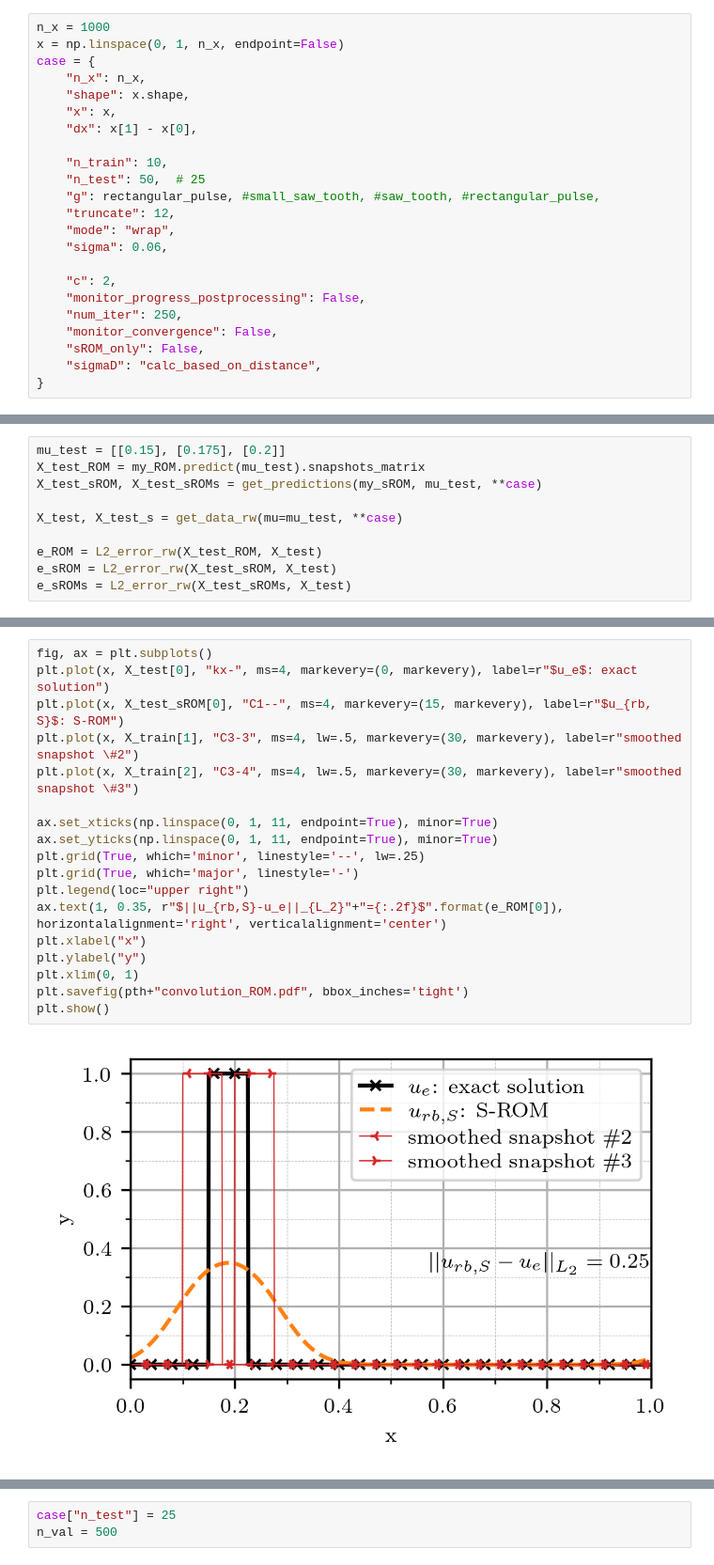
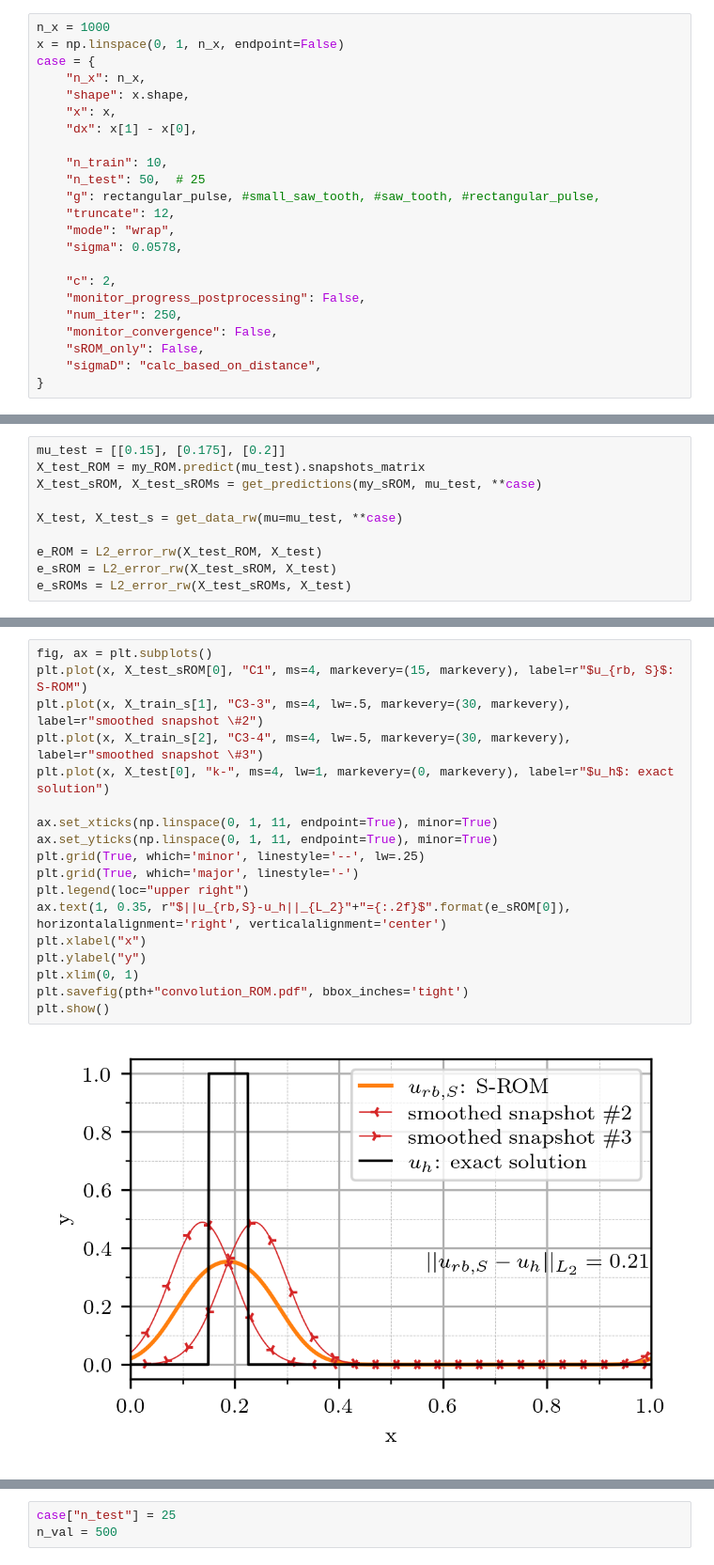
Before and after one commit to flabowski/POD-ROM-and-gaussian-convolution, a Jupyter notebook: notebooks/Fig08_09_10_A_simple_demo.ipynb, the cells around one changed output, grey strips where cells are left out. Shown at 94% size. Cells and saved outputs as stored; diff of their text form.

```diff
--- a/notebooks/Fig08_09_10_A_simple_demo.ipynb
+++ b/notebooks/Fig08_09_10_A_simple_demo.ipynb
@@ -47,7 +47,7 @@ case = {
     "g": rectangular_pulse, #small_saw_tooth, #saw_tooth, #rectangular_pulse,
     "truncate": 12,
     "mode": "wrap",
-    "sigma": 0.06,
+    "sigma": 0.0578,
 
     "c": 2,
     "monitor_progress_postprocessing": False,
@@ -95,23 +95,23 @@ plt.show()
 # %%
 fig, ax = plt.subplots()
-plt.plot(x, X_test[0], "kx-", ms=4, markevery=(0, markevery), label=r"$u_e$: exact solution")
-plt.plot(x, X_test_sROM[0], "C1--", ms=4, markevery=(15, markevery), label=r"$u_{rb, S}$: S-ROM")
-plt.plot(x, X_train[1], "C3-3", ms=4, lw=.5, markevery=(30, markevery), label=r"smoothed snapshot \#2")
-plt.plot(x, X_train[2], "C3-4", ms=4, lw=.5, markevery=(30, markevery), label=r"smoothed snapshot \#3")
+plt.plot(x, X_test_sROM[0], "C1", ms=4, markevery=(15, markevery), label=r"$u_{rb, S}$: S-ROM")
+plt.plot(x, X_train_s[1], "C3-3", ms=4, lw=.5, markevery=(30, markevery), label=r"smoothed snapshot \#2")
+plt.plot(x, X_train_s[2], "C3-4", ms=4, lw=.5, markevery=(30, markevery), label=r"smoothed snapshot \#3")
+plt.plot(x, X_test[0], "k-", ms=4, lw=1, markevery=(0, markevery), label=r"$u_h$: exact solution")
 
 ax.set_xticks(np.linspace(0, 1, 11, endpoint=True), minor=True)
 ax.set_yticks(np.linspace(0, 1, 11, endpoint=True), minor=True)
 plt.grid(True, which='minor', linestyle='--', lw=.25)
 plt.grid(True, which='major', linestyle='-')
 plt.legend(loc="upper right")
-ax.text(1, 0.35, r"$||u_{rb,S}-u_e||_{L_2}"+"={:.2f}$".format(e_ROM[0]), horizontalalignment='right', verticalalignment='center')
+ax.text(1, 0.35, r"$||u_{rb,S}-u_h||_{L_2}"+"={:.2f}$".format(e_sROM[0]), horizontalalignment='right', verticalalignment='center')
 plt.xlabel("x")
 plt.ylabel("y")
 plt.xlim(0, 1)
 plt.savefig(pth+"convolution_ROM.pdf", bbox_inches='tight')
 plt.show()
 # %% [output]
-[figure, old version]
+[figure, new version]
 # %%
 for ss in [0, 1, 2]:
     fig, ax = plt.subplots()
```
Also changed, not shown: parts of 3 cells of this notebook, 1 other file.
